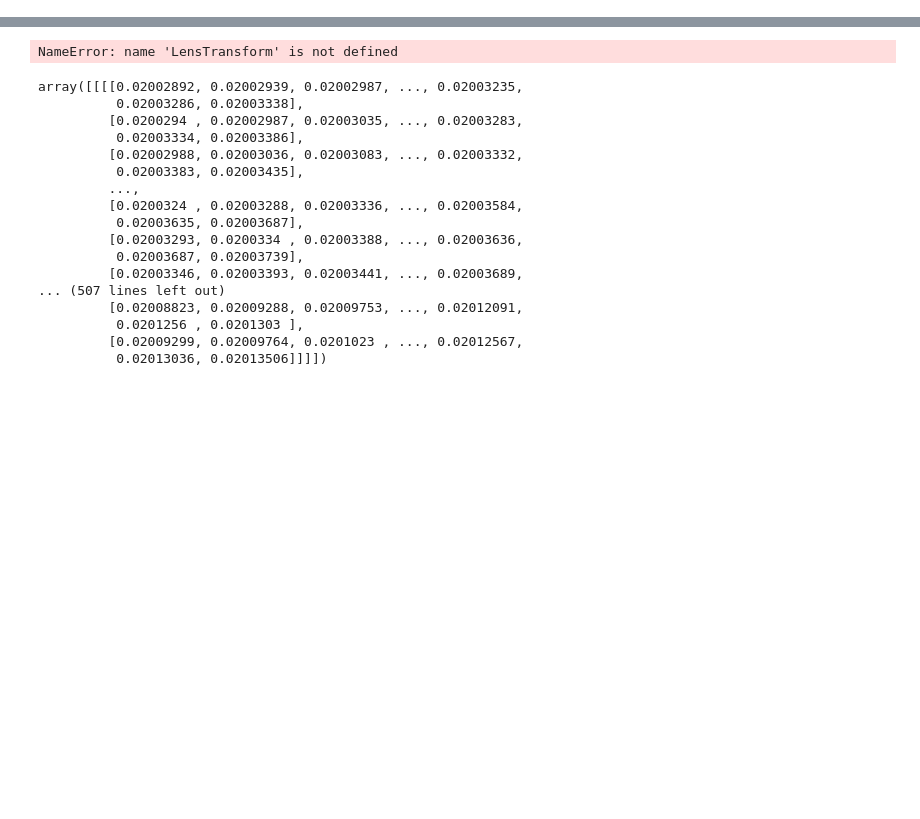
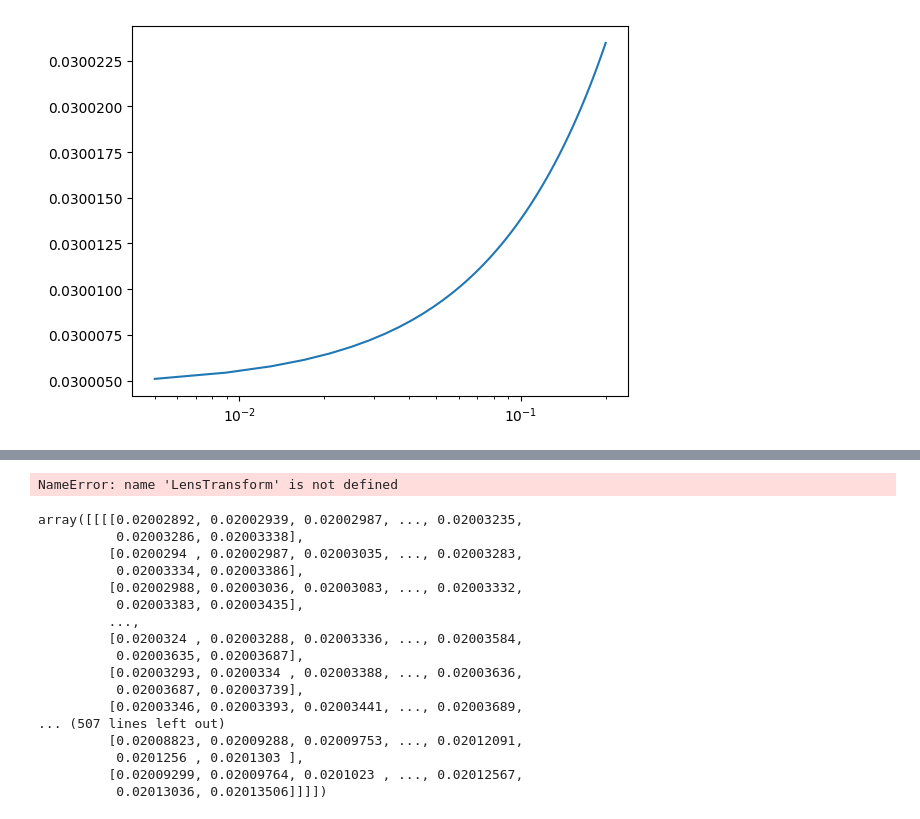
Before and after one commit to mr-superonion/FPFS, a Jupyter notebook: docs/examples/notebooks/8_flexion_bias.ipynb, the cells around one changed output, grey strips where cells are left out. Saved outputs shown, nothing was run; the diff lists cells and outputs as text; code cells hidden in the pictures; blank space fills up the shorter version.

```diff
--- a/docs/examples/notebooks/8_flexion_bias.ipynb
+++ b/docs/examples/notebooks/8_flexion_bias.ipynb
@@ -68,0 +73,29 @@ gamma1_measured[1][5][3][4]
+# %%
+### Simulate across scale ###
+kappa = 0.00
+gamma1 = 0.03
+gamma1_measured = np.zeros(50)
+gamma2 = 0.0
+G1 = 0.001 ### fixing Flexion for now
+G2 = 0.006
+F1 = 0.0052
+F2 = 0.009
+#scale_array = np.logspace(np.log10(0.01),np.log10(0.2),50)
+scale_array = np.linspace(0.2,0.005,50)
+for i in range(len(scale_array)):
+    lens = LensTransform(gamma1=gamma1, gamma2=gamma2, kappa=kappa,F1=F1,F2=F2,G1=G1,G2=G2)
+    stamp = fpfs.simutil.Stamp(nn=64, scale=scale_array[i])
+    stamp.transform_grids(lens)
+    gal_array3 = stamp.sample_galaxy(sersic_gal)
+    psf_array = np.zeros(stamp.shape)
+    psf_array[nn // 2, nn // 2] = 1
+    coords = np.array([nn//2, nn//2])
+    fpTask  =   fpfs.image.measure_source(psf_array, pix_scale = scale, sigma_arcsec=0.52)
+    mms =  fpTask.measure(gal_array3, coords)
+    mms = fpTask.get_results(mms)
+    ells=   fpfs.catalog.fpfs_m2e(mms,const=20)
+    resp1=np.average(ells['fpfs_R1E'])
+    shear1=np.average(ells['fpfs_e1'])/resp1
+    gamma1_measured[i] = shear1
+    del stamp
+    del lens
@@ -68,0 +120,7 @@ gamma1_measured[1][5][3][4]
+# %%
+"""It looks like the error decrease become real slow at at scale = 0.005"""
+plt.plot(scale_array,gamma1_measured)
+plt.xscale('log')
+plt.show()
+# %% [output]
+[figure, added]
```
Also changed, not shown: parts of 7 cells of this notebook, 1 other file.
